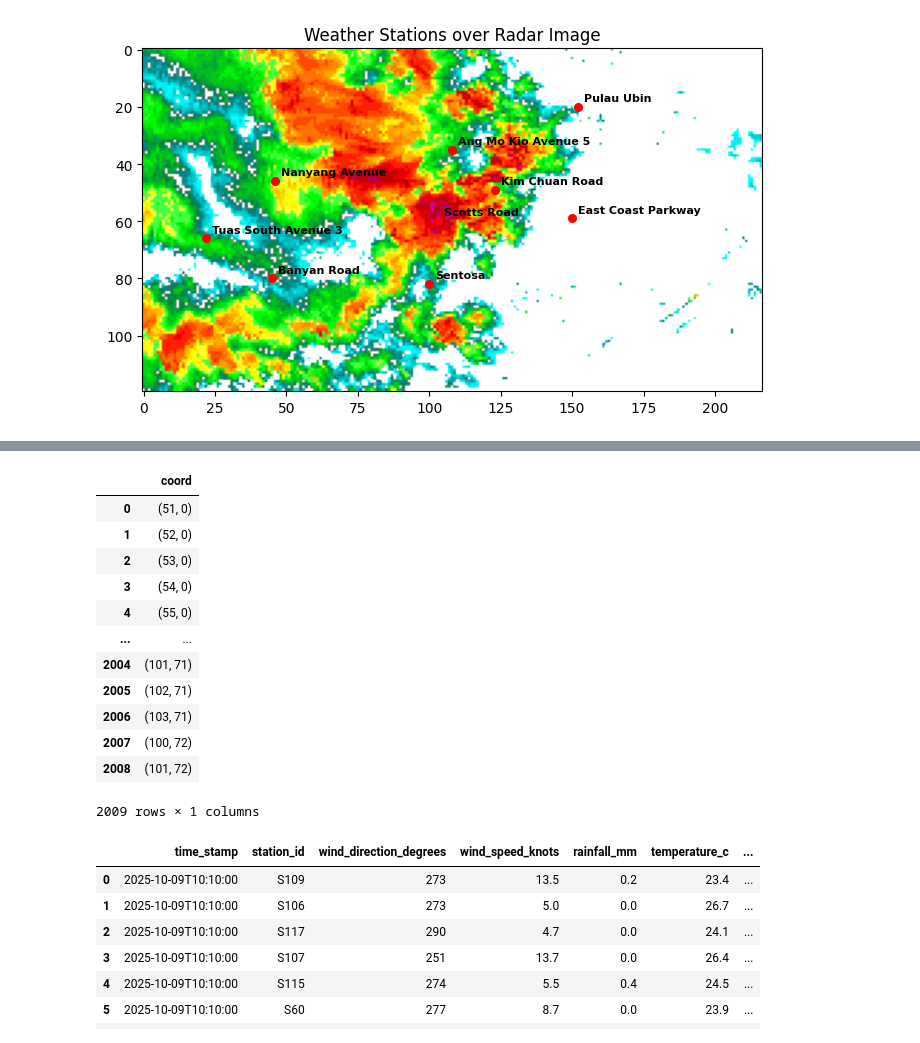
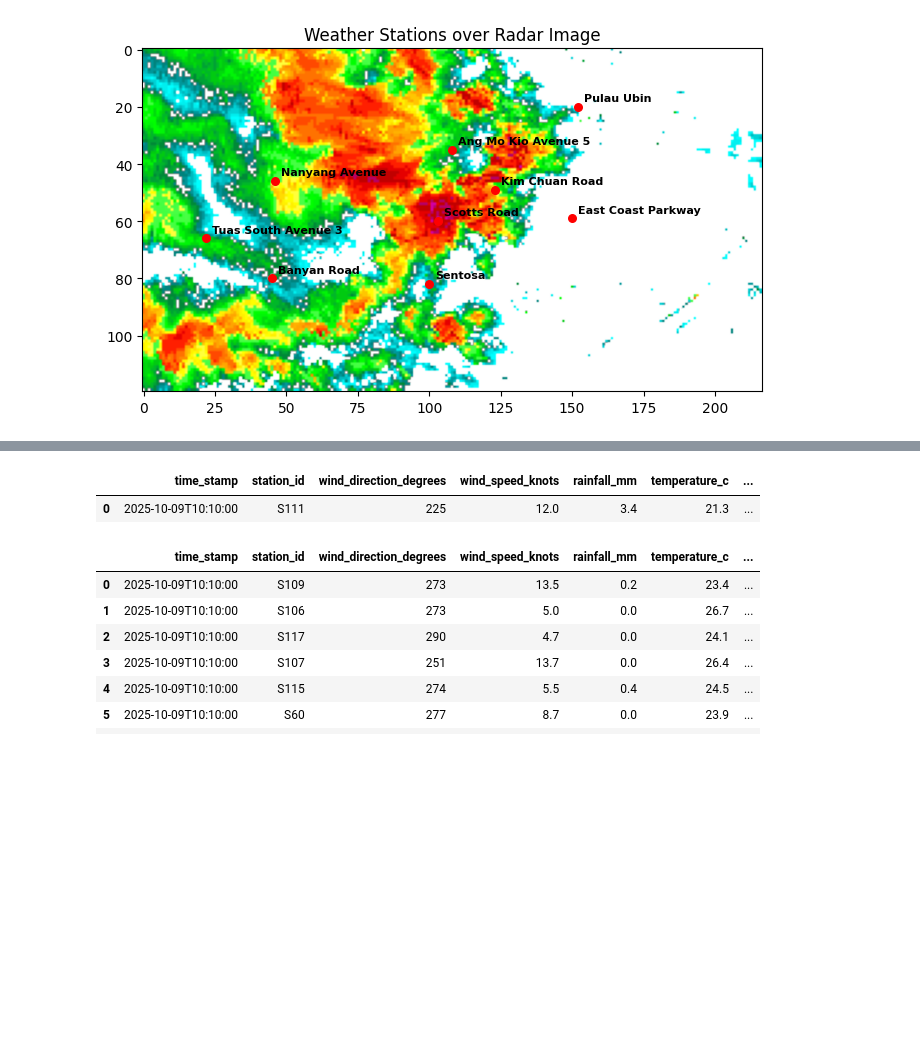
Before and after one commit to ShayneTan03/weather_app, a Jupyter notebook: backend/storm_object_detector/dev.ipynb, the cells around one changed output, grey strips where cells are left out. Cells and saved outputs as stored; diff of their text form; code cells hidden in the pictures; blank space fills up the shorter version.

```diff
--- a/backend/storm_object_detector/dev.ipynb
+++ b/backend/storm_object_detector/dev.ipynb
@@ -216,7 +216,7 @@ with open('sample_data/test_image.jpg','rb') as f:
 # print(type(data))
 # print(data)
 # %%
-possible_storm_grid, possible_storm_df = image_to_possible_storm(data,50,80)
+possible_storm_grid, possible_storm_df = image_to_possible_storm(data,50,150)
 # %%
 possible_storm_df
 # %% [output]
@@ -398,36 +388,25 @@ def storm_object_checker(
 # %%
 # take in grid and df, for each storm pull grid for that storm
 # then pull xy coord for every pixel in that storm
 # then check if it contains any of the station data
 
 test_storm= storm_pixel_coordinates(1,possible_storm_grid)
 
 
 # xs, ys = zip(*test_storm["coord"])
 
 # anchor_y = round(float(np.mean(ys)),0)
 # anchor_x = round(float(np.mean(xs)),0)
 
 # print(anchor_x,anchor_y)
-# contain_station = pd.merge(dummy_data,test_storm ,how = 'inner', on = 'coord')
-# contain_station
+contain_station = pd.merge(dummy_data,test_storm ,how = 'inner', on = 'coord')
+contain_station
 
 # metrics above threshold
 # pull first
 # %% [output]
-|  | coord |
-| 0 | (51, 0) |
-| 1 | (52, 0) |
-| 2 | (53, 0) |
-| 3 | (54, 0) |
-| 4 | (55, 0) |
-| ... | ... |
-| 2004 | (101, 71) |
-| 2005 | (102, 71) |
-| 2006 | (103, 71) |
-| 2007 | (100, 72) |
-| 2008 | (101, 72) |
+|  | time_stamp | station_id | wind_direction_degrees | wind_speed_knots | rainfall_mm | temperature_c | ... |
+| 0 | 2025-10-09T10:10:00 | S111 | 225 | 12.0 | 3.4 | 21.3 | ... |
-2009 rows × 1 columns
 # %%
 dummy_data
 # %% [output]
```
Also changed, not shown: parts of 7 cells of this notebook, 2 other files.
